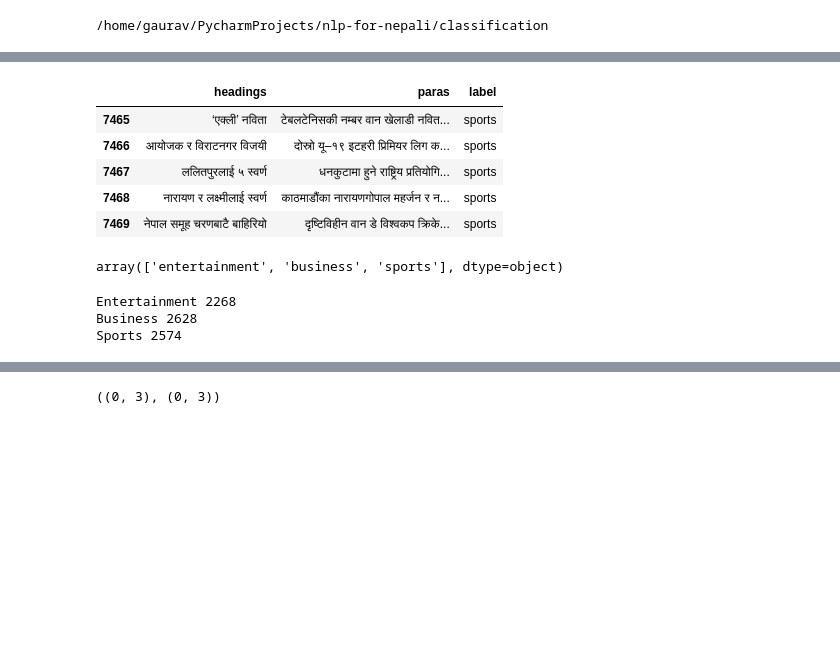
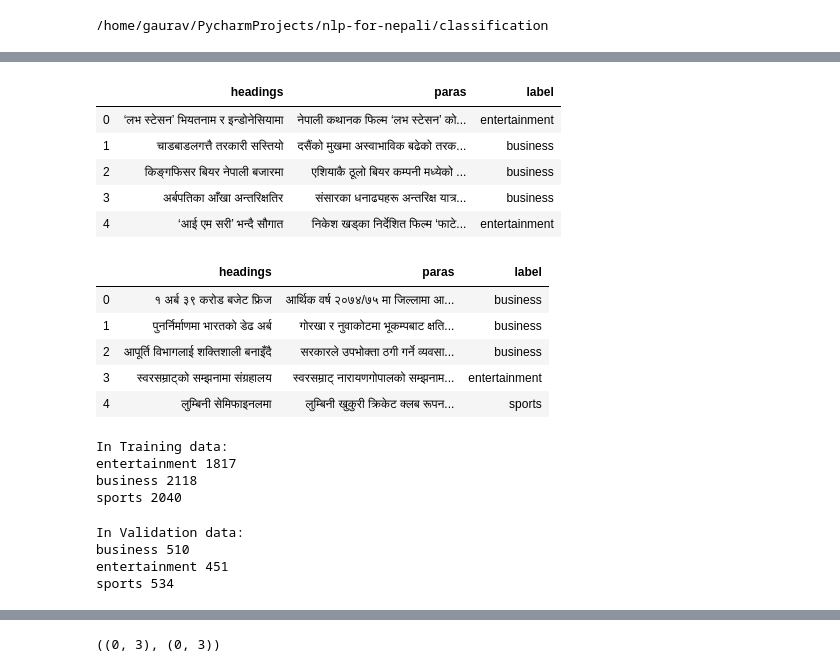
Before and after one commit to goru001/nlp-for-nepali, a Jupyter notebook: classification/Nepali_Classification_Model.ipynb, the cells around one changed output, grey strips where cells are left out. Saved outputs shown, nothing was run; the diff lists cells and outputs as text; code cells hidden in the pictures; blank space fills up the shorter version.

```diff
--- a/classification/Nepali_Classification_Model.ipynb
+++ b/classification/Nepali_Classification_Model.ipynb
@@ -26,23 +22,39 @@ Nepali_Classification_Model.ipynb  Nepali_News_Classification.csv
 # %%
-df = pd.read_csv(path/'Nepali_News_Classification.csv')
-df.tail()
+train_df = pd.read_csv(path/'train.csv')
+train_df.head()
 # %% [output]
 |  | headings | paras | label |
-| 7465 | ‘एक्ली’ नविता | टेबलटेनिसकी नम्बर वान खेलाडी नवित... | sports |
-| 7466 | आयोजक र विराटनगर विजयी | दोस्रो यू–१९ इटहरी प्रिमियर लिग क... | sports |
-| 7467 | ललितपुरलाई ५ स्वर्ण | धनकुटामा हुने राष्ट्रिय प्रतियोगि... | sports |
-| 7468 | नारायण र लक्ष्मीलाई स्वर्ण | काठमाडौंका नारायणगोपाल महर्जन र न... | sports |
-| 7469 | नेपाल समूह चरणबाटै बाहिरियो | दृष्टिविहीन वान डे विश्वकप क्रिके... | sports |
+| 0 | ‘लभ स्टेसन’ भियतनाम र इन्डोनेसियामा | नेपाली कथानक फिल्म ‘लभ स्टेसन’ को... | entertainment |
+| 1 | चाडबाडलगत्तै तरकारी सस्तियो | दसैंको मुखमा अस्वाभाविक बढेको तरक... | business |
+| 2 | किङ्गफिसर बियर नेपाली बजारमा | एशियाकै ठूलो बियर कम्पनी मध्येको ... | business |
+| 3 | अर्बपतिका आँखा अन्तरिक्षतिर | संसारका धनाढ्यहरू अन्तरिक्ष यात्र... | business |
+| 4 | ‘आई एम सरी’ भन्दै सौगात | निकेश खड्का निर्देशित फिल्म ‘फाटे... | entertainment |
-# %%
-df['label'].unique()
-# %% [output]
-array(['entertainment', 'business', 'sports'], dtype=object)
-# %%
-print('Entertainment', (df['label'] == 'entertainment').sum())
-print('Business', (df['label'] == 'business').sum())
-print('Sports', (df['label'] == 'sports').sum())
-# %% [output]
-Entertainment 2268
-Business 2628
-Sports 2574
+# %%
+valid_df = pd.read_csv(path/'valid.csv')
+valid_df.head()
+# %% [output]
+|  | headings | paras | label |
+| 0 | १ अर्ब ३९ करोड बजेट फ्रिज | आर्थिक वर्ष २०७४/७५ मा जिल्लामा आ... | business |
+| 1 | पुनर्निर्माणमा भारतको डेढ अर्ब | गोरखा र नुवाकोटमा भूकम्पबाट क्षति... | business |
+| 2 | आपूर्ति विभागलाई शक्तिशाली बनाइँदै | सरकारले उपभोक्ता ठगी गर्ने व्यवसा... | business |
+| 3 | स्वरसम्राट्को सम्झनामा संग्रहालय | स्वरसम्राट् नारायणगोपालको सम्झनाम... | entertainment |
+| 4 | लुम्बिनी सेमिफाइनलमा | लुम्बिनी खुकुरी क्रिकेट क्लब रूपन... | sports |
+# %%
+print('In Training data:')
+for cls in train_df['label'].unique():
+    print(cls, (train_df['label'] == cls).sum())
+# %% [output]
+In Training data:
+entertainment 1817
+business 2118
+sports 2040
+# %%
+print('In Validation data:')
+for cls in valid_df['label'].unique():
+    print(cls, (valid_df['label'] == cls).sum())
+# %% [output]
+In Validation data:
+business 510
+entertainment 451
+sports 534
 # %%
```
Also changed, not shown: parts of 46 cells of this notebook, 7 other files.
